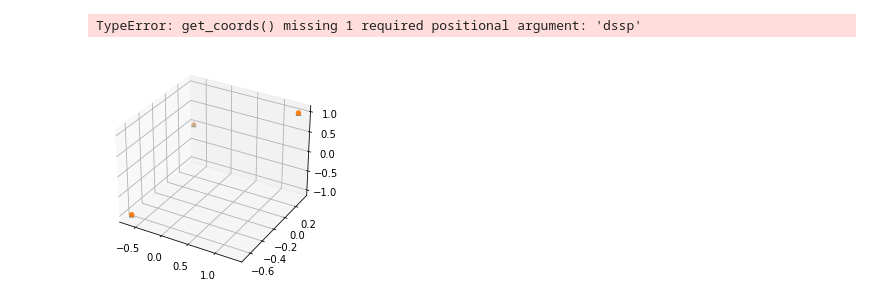
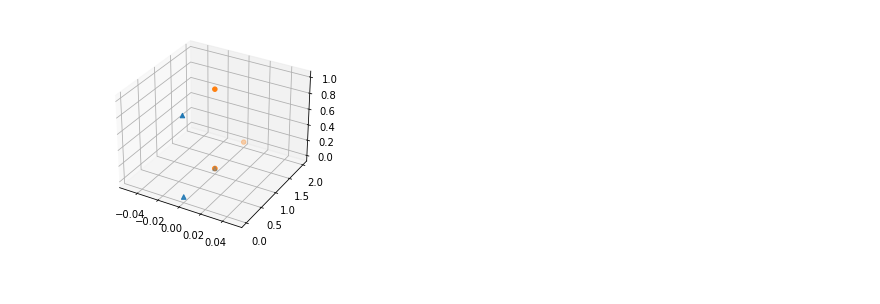
Before and after one commit to tjonesster/alphafold, a Jupyter notebook: alphafold/apps/newest_superimposition.ipynb, the cells around one changed output. Cells and saved outputs as stored; diff of their text form; code cells hidden in the pictures.

```diff
--- a/alphafold/apps/newest_superimposition.ipynb
+++ b/alphafold/apps/newest_superimposition.ipynb
@@ -259,35 +264,8 @@ pdb1 = pdb_file("unrelaxed_structure_8_model_5.pdb")
 # %%
-# args
-p = PDBParser()
-
-'''
-argparser = argparse.ArgumentParser(description="Superimpose two structures and compute some variance metrics")
-argparser.add_argument('file_1')
-argparser.add_argument('file_2')
-
-args = argparser.parse_args()
-'''
-
-
-args = {
-    "file_1":"unrelaxed_structure_8_model_5.pdb",
-    "file_2":"unrelaxed_structure_9_model_5.pdb"
-}
-
-structure = p.get_structure('struct_0', args['file_1'])
-model = structure[0]
-dssp = DSSP(model,args['file_1'])
-
-structure1 = p.get_structure('struct_0', args['file_2'])
-model1 = structure1[0]
-dssp1 = DSSP(model1,args['file_2'])
-
-
-
-
-cd1, cd2 = superimpose(get_coords(model),get_coords(model1))
+# dssp= structure.get_dssp()
+# resids = [p for l in structure.get_contiguous(dssp.property_dict.items()) for p in l]
+# dssp.property_dict.values()
+# [p for l in dssp.property_dict.values() for p in l]
-# %% [output]
-TypeError: get_coords() missing 1 required positional argument: 'dssp'
 # %%
 # structure.center_of_mass()
 
@@ -298,26 +276,33 @@ TypeError: get_coords() missing 1 required positional argument: 'dssp'
 # structure1.center_of_mass()
 # %%
 # lists_to_zipped_list()
-points_1= [[0,1,1],[1,0,1],[1,1,1]]
-points_2= [[0,2,0],[1,1,0],[1,2,0]]
-points_1,points_2 = superimpose(points_1,points_2)
+points_1= [[0,0,0],
+ [0,1,0],
+ [0,0,1],
+ [0,0,0]
+]
+points_2= [[0,1,0],
+ [0,2,0],
+ [0,1,1],
+ [0,1,0]
+]
+
+PCO = PointCloudOperations()
+# points_1,points_2 = PCO.superimpose(points_1,points_2)
 fig = plt.figure()
-markers= ["o", "^"]
-
+# markers= ["o", "^"]
 
 
 ax = fig.add_subplot(projection='3d')
 
 x,y,z =lists_to_zipped_list(points_1)
 ax.scatter(x,y,z, marker="^")
 
 
-x2,y2,z2 =lists_to_zipped_list(points_2)
+x2,y2,z2 = PCO.lists_to_zipped_list(points_2)
 ax.scatter(x2,y2,z2)
 
 plt.show()
-
-#
 # %% [output]
-[figure, old version]
+[figure, new version]
 # %%
```
Also changed, not shown: parts of 9 cells of this notebook.
